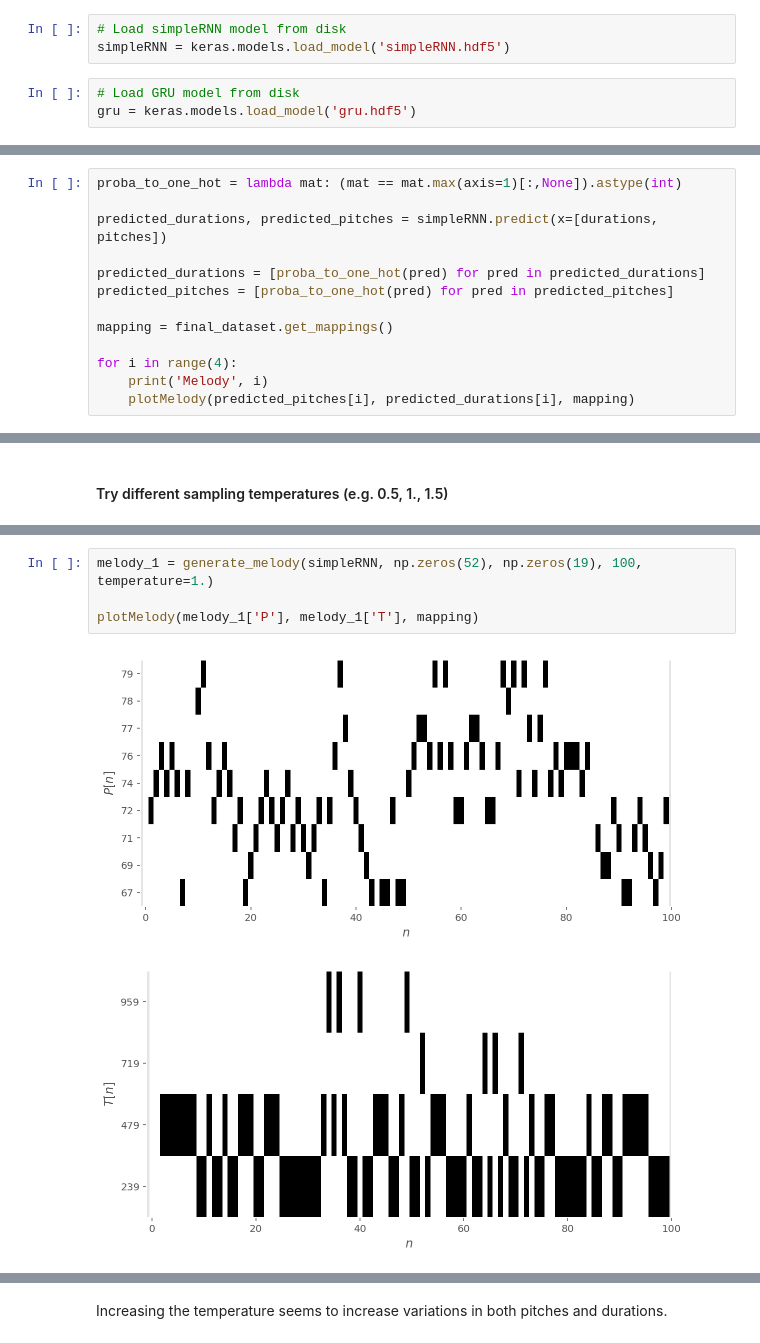
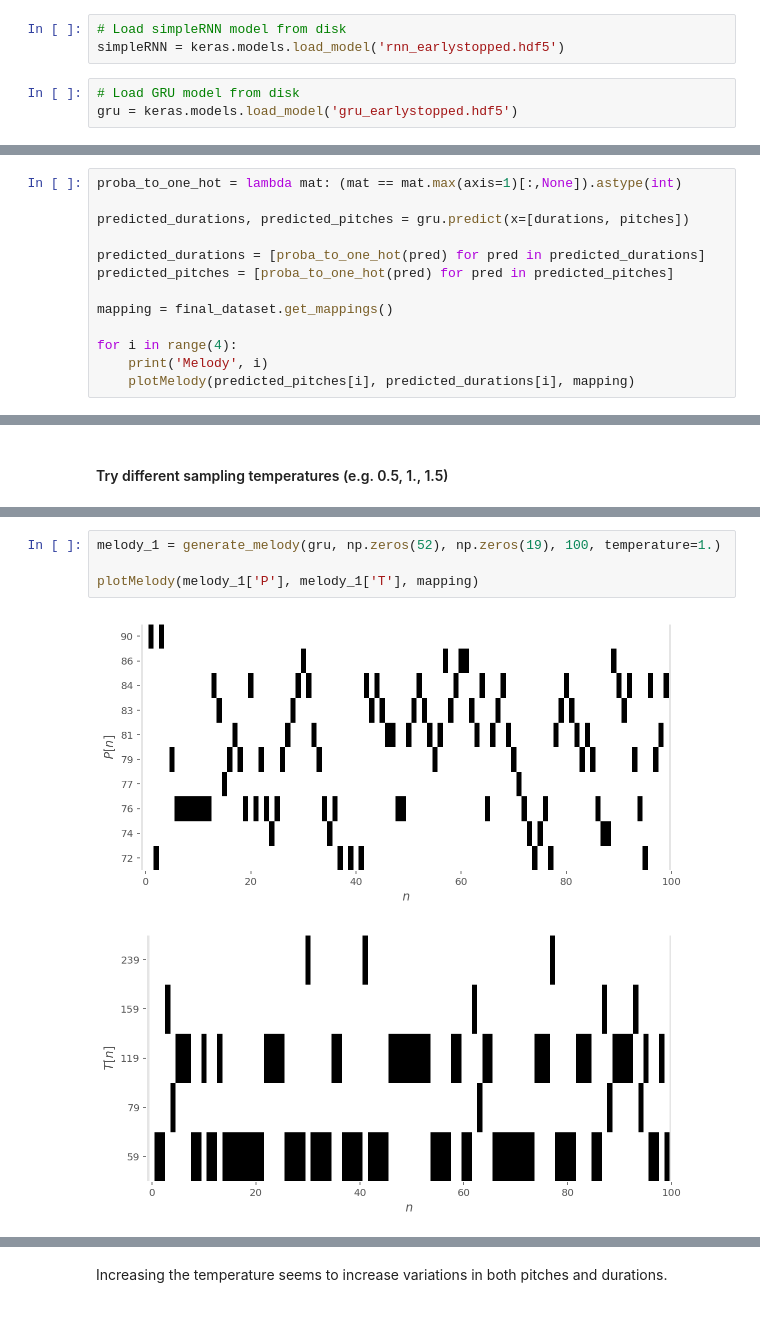
Before and after one commit to Amaumaury/ArtificialNeuralNetworks, a Jupyter notebook: Project_2/miniproject2.ipynb, the cells around one changed output, grey strips where cells are left out. Cells and saved outputs as stored; diff of their text form.

```diff
--- a/Project_2/miniproject2.ipynb
+++ b/Project_2/miniproject2.ipynb
@@ -659,9 +770,9 @@ history = RNNmodel.fit(
 # %%
 # Load simpleRNN model from disk
-simpleRNN = keras.models.load_model('simpleRNN.hdf5')
+simpleRNN = keras.models.load_model('rnn_earlystopped.hdf5')
 # %%
 # Load GRU model from disk
-gru = keras.models.load_model('gru.hdf5')
+gru = keras.models.load_model('gru_earlystopped.hdf5')
 # %% [markdown]
 ## Exercise 6: Visualizing the model
 ### Description
@@ -689,7 +800,7 @@ predicted_durations, predicted_pitches = simpleRNN.predict(x=[durations, pitches
 # %%
 proba_to_one_hot = lambda mat: (mat == mat.max(axis=1)[:,None]).astype(int)
 
-predicted_durations, predicted_pitches = simpleRNN.predict(x=[durations, pitches])
+predicted_durations, predicted_pitches = gru.predict(x=[durations, pitches])
 
 predicted_durations = [proba_to_one_hot(pred) for pred in predicted_durations]
 predicted_pitches = [proba_to_one_hot(pred) for pred in predicted_pitches]
@@ -772,8 +909,8 @@ plotMelody(melody_0['P'], melody_0['T'], mapping)
 # %%
-melody_1 = generate_melody(simpleRNN, np.zeros(52), np.zeros(19), 100, temperature=1.)
+melody_1 = generate_melody(gru, np.zeros(52), np.zeros(19), 100, temperature=1.)
 
 plotMelody(melody_1['P'], melody_1['T'], mapping)
 # %% [output]
-[figure, old version]
+[figure, new version]
-[figure, old version]
+[figure, new version]
 # %%
```
Also changed, not shown: parts of 47 cells of this notebook, 1 other file.
